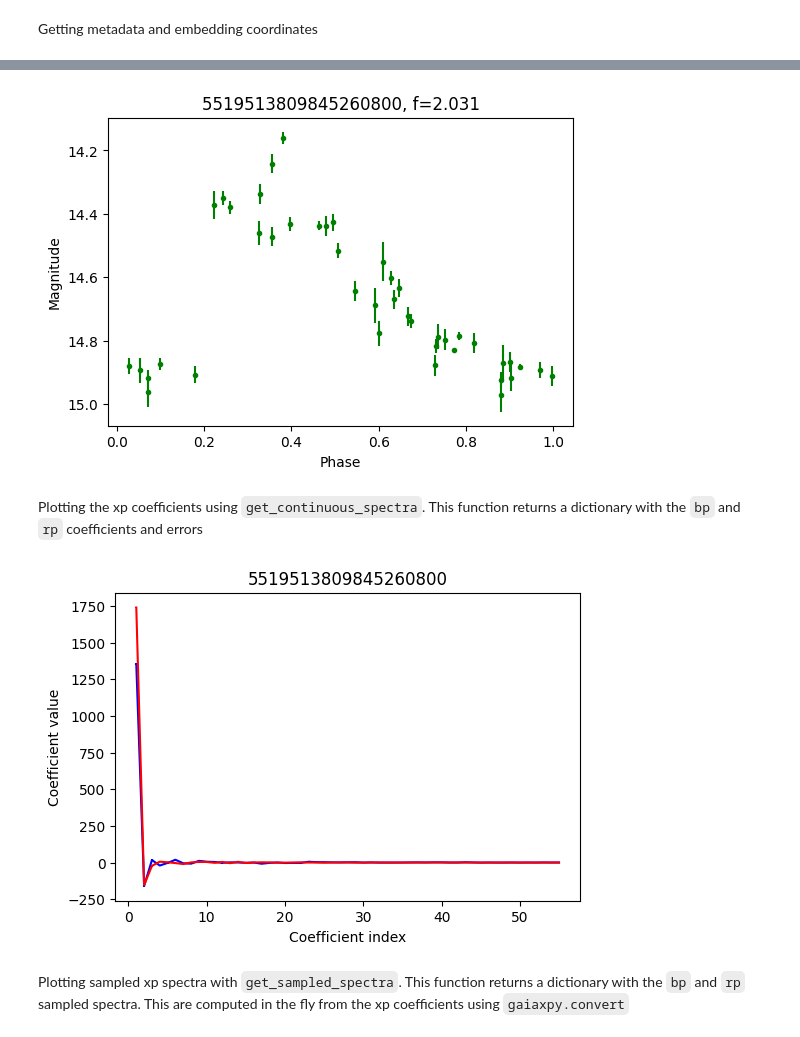
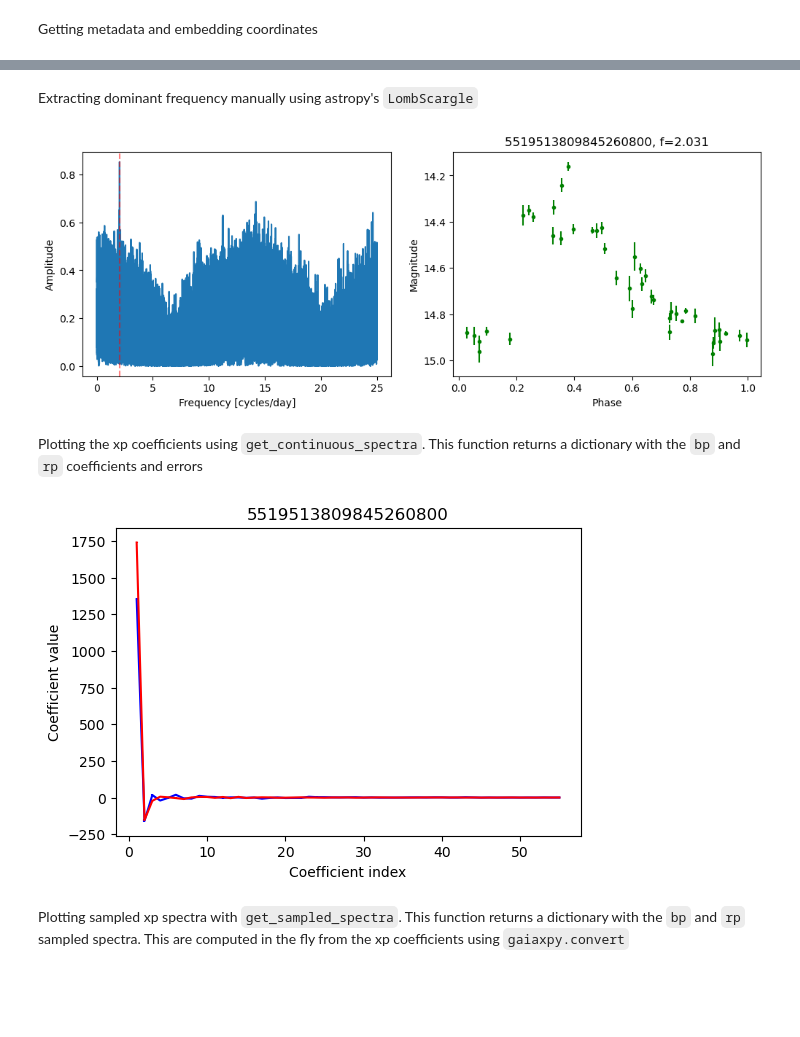
Before and after one commit to IvS-KULeuven/gaianet_dashboard, a Jupyter notebook: notebooks/demo.ipynb, the cells around one changed output, grey strips where cells are left out. Saved outputs shown, nothing was run; the diff lists cells and outputs as text; code cells hidden in the pictures; blank space fills up the shorter version.

```diff
--- a/notebooks/demo.ipynb
+++ b/notebooks/demo.ipynb
@@ -3,6 +3,7 @@ The following shows how to use the `Embedding` and `DataLoader` classes to obtai
 # %%
 %load_ext autoreload
 %autoreload 2
+
 import sys
 from pathlib import Path
 import numpy as np
@@ -12,7 +13,13 @@ sys.path.append('../src')
 
 from data_loader import DataLoader
 from embedding import Embedding
-loader = DataLoader(dataset_dir=Path('../data/DR3_40obs_20mag_with_spectra/'))
-emb = Embedding(latent_dir=Path('../data/latent_space/'))
 
-example_sid = 5519513809845260800
+dataset_dir = Path('../data')
+loader = DataLoader(
+    dataset_dir,
+    metadata_path=dataset_dir / 'meta.parquet'
+)
+emb = Embedding(
+    latent_dir=dataset_dir / 'latent_space' / '2',
+    metadata_path=dataset_dir / 'meta.parquet'
+)
@@ -49,17 +69,23 @@ Obtaining the dominant frequency and plotting the folded light curve.
+# %% [markdown]
+Extracting dominant frequency manually using astropy's `LombScargle`
 # %%
 freq = np.arange(1e-3, 25, 1e-4)
 ampl = LombScargle(time, mag, err).power(freq, method='fast', assume_regular_frequency=True)
 best_freq = freq[np.argmax(ampl)]
+phase = np.mod(time,1/best_freq)*best_freq
 
-fig, ax = plt.subplots(figsize=(6, 4))
-phase = np.mod(time,1/best_freq)*best_freq
-ax.errorbar(phase, mag ,err, c='g', fmt='.')
-ax.invert_yaxis()
-ax.set_xlabel('Phase')
-ax.set_ylabel('Magnitude')
-ax.set_title(f'{example_sid}, f={best_freq:0.3f}');
+fig, ax = plt.subplots(1,2, figsize=(12, 4))
+ax[0].plot(freq, ampl)
+ax[0].axvline(best_freq, c='r', ls='--', alpha=0.5)
+ax[0].set_xlabel('Frequency [cycles/day]')
+ax[0].set_ylabel('Amplitude')
+ax[1].errorbar(phase, mag ,err, c='g', fmt='.')
+ax[1].invert_yaxis()
+ax[1].set_xlabel('Phase')
+ax[1].set_ylabel('Magnitude')
+ax[1].set_title(f'{example_sid}, f={best_freq:0.3f}');
 # %% [output]
-[figure, old version]
+[figure, new version]
 # %% [markdown]
 Plotting the xp coefficients using `get_continuous_spectra`. This function returns a dictionary with the `bp` and `rp` coefficients and errors
 # %%
@@ -76,7 +102,7 @@ ax.set_xlabel('Coefficient index')
 ax.set_ylabel('Coefficient value')
 ax.set_title(example_sid);
 # %% [output]
-[figure, old version]
+[figure, new version]
 # %% [markdown]
 Plotting sampled xp spectra with `get_sampled_spectra`. This function returns a dictionary with the `bp` and `rp` sampled spectra. This are computed in the fly from the xp coefficients using `gaiaxpy.convert`
 # %%
```
Also changed, not shown: parts of 7 cells of this notebook, 5 other files.
